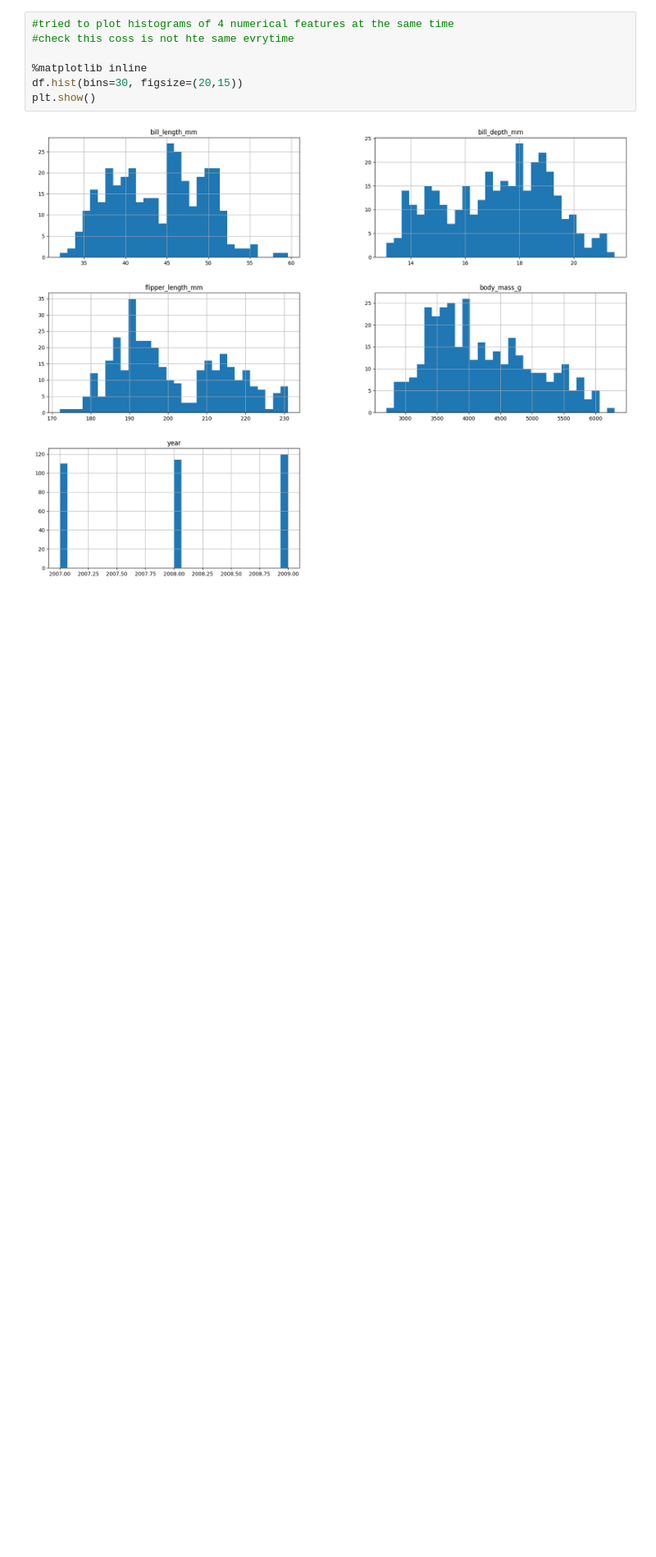
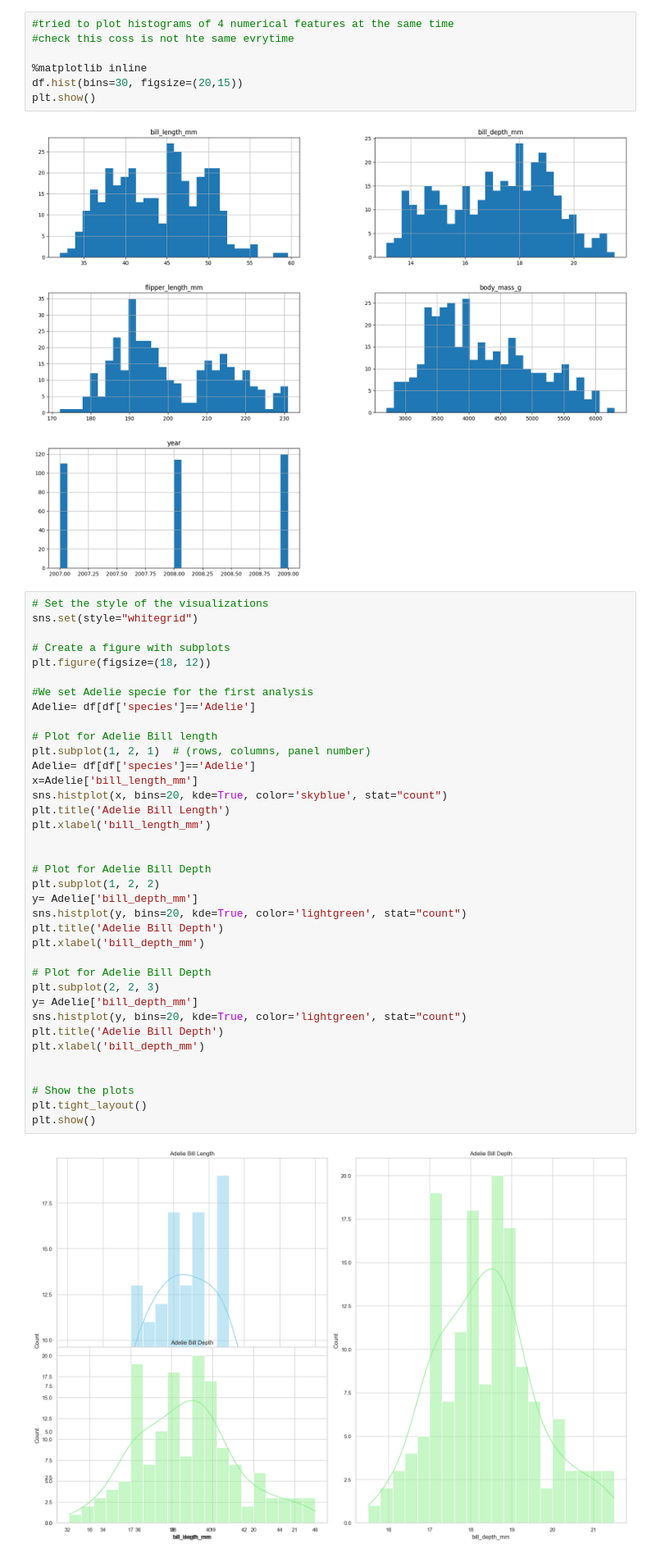
Before and after one commit to GeorgeM07/Statistics_Sept2026, a Jupyter notebook: CA2/CA2_stats.ipynb, the cells around one changed output. Shown at 82% size. Cells and saved outputs as stored; diff of their text form; blank space fills up the shorter version.

```diff
--- a/CA2/CA2_stats.ipynb
+++ b/CA2/CA2_stats.ipynb
@@ -211,3 +238,42 @@ df.hist(bins=30, figsize=(20,15))
 plt.show()
 # %% [output]
 [figure]
+# %%
+# Set the style of the visualizations
+sns.set(style="whitegrid")
+
+# Create a figure with subplots
+plt.figure(figsize=(18, 12))
+
+#We set Adelie specie for the first analysis
+Adelie= df[df['species']=='Adelie']
+
+# Plot for Adelie Bill length
+plt.subplot(1, 2, 1)  # (rows, columns, panel number)
+Adelie= df[df['species']=='Adelie']
+x=Adelie['bill_length_mm']
+sns.histplot(x, bins=20, kde=True, color='skyblue', stat="count")
+plt.title('Adelie Bill Length')
+plt.xlabel('bill_length_mm')
+
+
+# Plot for Adelie Bill Depth
+plt.subplot(1, 2, 2)
+y= Adelie['bill_depth_mm']
+sns.histplot(y, bins=20, kde=True, color='lightgreen', stat="count")
+plt.title('Adelie Bill Depth')
+plt.xlabel('bill_depth_mm')
+
+# Plot for Adelie Bill Depth
+plt.subplot(2, 2, 3)
+y= Adelie['bill_depth_mm']
+sns.histplot(y, bins=20, kde=True, color='lightgreen', stat="count")
+plt.title('Adelie Bill Depth')
+plt.xlabel('bill_depth_mm')
+
+
+# Show the plots
+plt.tight_layout()
+plt.show()
+# %% [output]
+[figure, added]
```
Also changed, not shown: parts of 7 cells of this notebook.
